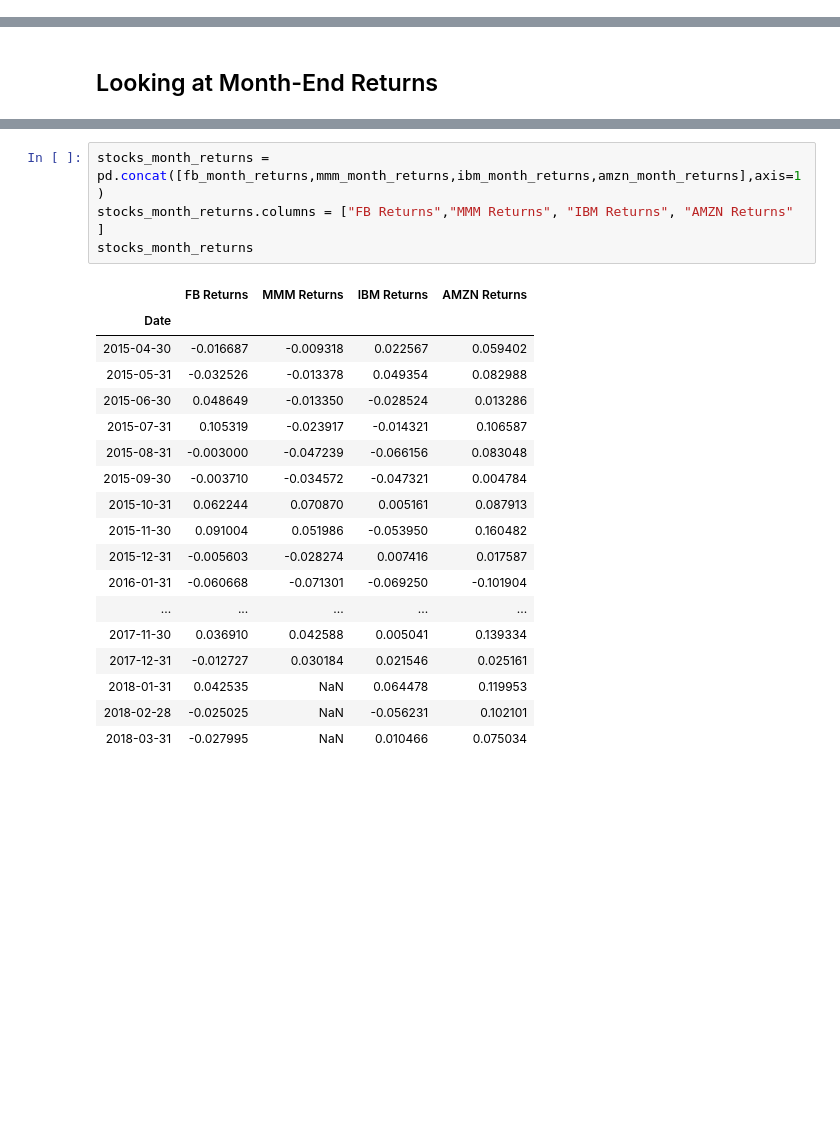
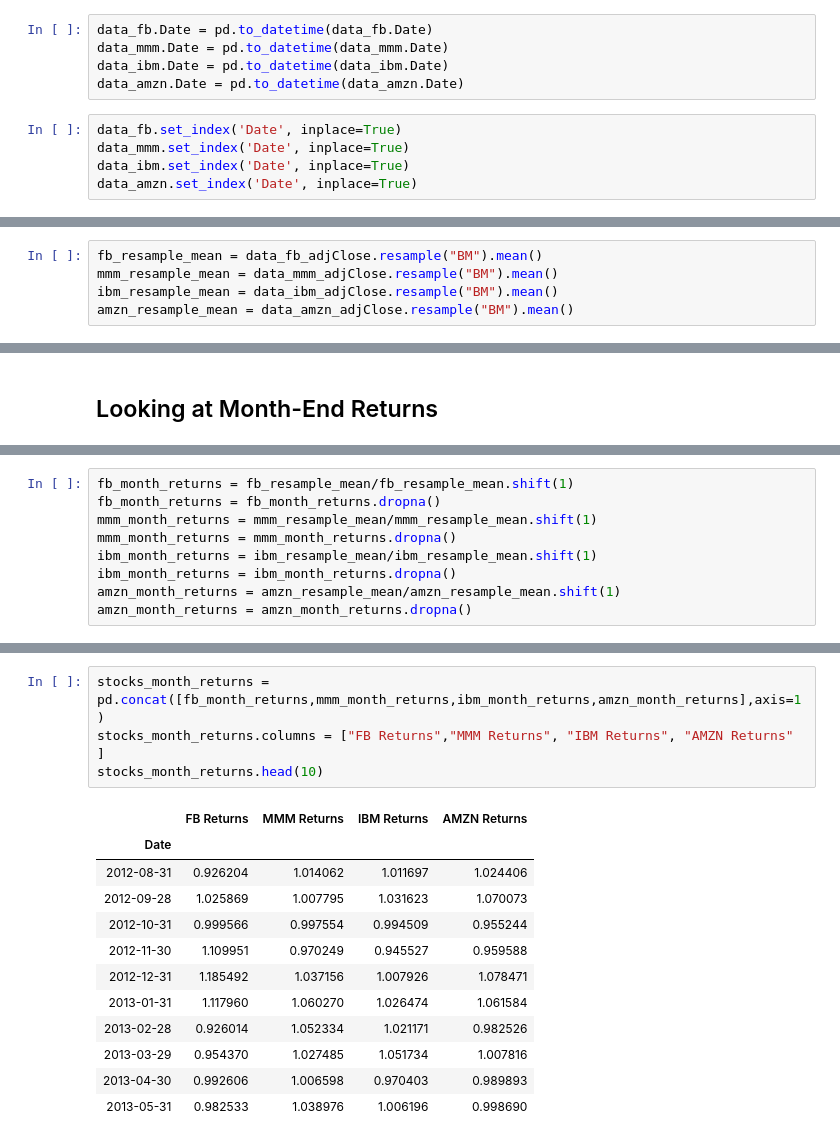
Before and after one commit to iragbag/uoft_datascience, a Jupyter notebook: Assignments/Assignment 3/Assignment_3_Solutions.ipynb, the cells around one changed output, grey strips where cells are left out. Drawn from its saved outputs; the diff is of its cells as text; blank space fills up the shorter version.

```diff
--- a/Assignments/Assignment 3/Assignment_3_Solutions.ipynb
+++ b/Assignments/Assignment 3/Assignment_3_Solutions.ipynb
@@ -90,3 +79,13 @@ data_amzn = web.DataReader('WIKI/AMZN', 'quandl', start, end)
+# %%
+data_fb.Date = pd.to_datetime(data_fb.Date)
+data_mmm.Date = pd.to_datetime(data_mmm.Date)
+data_ibm.Date = pd.to_datetime(data_ibm.Date)
+data_amzn.Date = pd.to_datetime(data_amzn.Date)
+# %%
+data_fb.set_index('Date', inplace=True)
+data_mmm.set_index('Date', inplace=True)
+data_ibm.set_index('Date', inplace=True)
+data_amzn.set_index('Date', inplace=True)
 # %% [markdown]
 ## Assumptions
 
@@ -223,0 +122,5 @@ autocorrelation_plot(amzn_resample_mean)
+# %%
+fb_resample_mean = data_fb_adjClose.resample("BM").mean()
+mmm_resample_mean = data_mmm_adjClose.resample("BM").mean()
+ibm_resample_mean = data_ibm_adjClose.resample("BM").mean()
+amzn_resample_mean = data_amzn_adjClose.resample("BM").mean()
@@ -353,0 +150,9 @@ Freq: M, Name: AdjClose, dtype: float64
+# %%
+fb_month_returns = fb_resample_mean/fb_resample_mean.shift(1)
+fb_month_returns = fb_month_returns.dropna()
+mmm_month_returns = mmm_resample_mean/mmm_resample_mean.shift(1)
+mmm_month_returns = mmm_month_returns.dropna()
+ibm_month_returns = ibm_resample_mean/ibm_resample_mean.shift(1)
+ibm_month_returns = ibm_month_returns.dropna()
+amzn_month_returns = amzn_resample_mean/amzn_resample_mean.shift(1)
+amzn_month_returns = amzn_month_returns.dropna()
@@ -354,24 +173,18 @@ Freq: M, Name: AdjClose, dtype: float64
 # %%
 stocks_month_returns = pd.concat([fb_month_returns,mmm_month_returns,ibm_month_returns,amzn_month_returns],axis=1)
 stocks_month_returns.columns = ["FB Returns","MMM Returns", "IBM Returns", "AMZN Returns" ]
-stocks_month_returns
+stocks_month_returns.head(10)
 # %% [output]
 |  | FB Returns | MMM Returns | IBM Returns | AMZN Returns |
 | Date |  |  |  |  |
-| 2015-04-30 | -0.016687 | -0.009318 | 0.022567 | 0.059402 |
-| 2015-05-31 | -0.032526 | -0.013378 | 0.049354 | 0.082988 |
-| 2015-06-30 | 0.048649 | -0.013350 | -0.028524 | 0.013286 |
-| 2015-07-31 | 0.105319 | -0.023917 | -0.014321 | 0.106587 |
-| 2015-08-31 | -0.003000 | -0.047239 | -0.066156 | 0.083048 |
-| 2015-09-30 | -0.003710 | -0.034572 | -0.047321 | 0.004784 |
-| 2015-10-31 | 0.062244 | 0.070870 | 0.005161 | 0.087913 |
-| 2015-11-30 | 0.091004 | 0.051986 | -0.053950 | 0.160482 |
-| 2015-12-31 | -0.005603 | -0.028274 | 0.007416 | 0.017587 |
-| 2016-01-31 | -0.060668 | -0.071301 | -0.069250 | -0.101904 |
-| ... | ... | ... | ... | ... |
-| 2017-11-30 | 0.036910 | 0.042588 | 0.005041 | 0.139334 |
-| 2017-12-31 | -0.012727 | 0.030184 | 0.021546 | 0.025161 |
-| 2018-01-31 | 0.042535 | NaN | 0.064478 | 0.119953 |
-| 2018-02-28 | -0.025025 | NaN | -0.056231 | 0.102101 |
-| 2018-03-31 | -0.027995 | NaN | 0.010466 | 0.075034 |
+| 2012-08-31 | 0.926204 | 1.014062 | 1.011697 | 1.024406 |
+| 2012-09-28 | 1.025869 | 1.007795 | 1.031623 | 1.070073 |
+| 2012-10-31 | 0.999566 | 0.997554 | 0.994509 | 0.955244 |
+| 2012-11-30 | 1.109951 | 0.970249 | 0.945527 | 0.959588 |
+| 2012-12-31 | 1.185492 | 1.037156 | 1.007926 | 1.078471 |
+| 2013-01-31 | 1.117960 | 1.060270 | 1.026474 | 1.061584 |
+| 2013-02-28 | 0.926014 | 1.052334 | 1.021171 | 0.982526 |
+| 2013-03-29 | 0.954370 | 1.027485 | 1.051734 | 1.007816 |
+| 2013-04-30 | 0.992606 | 1.006598 | 0.970403 | 0.989893 |
+| 2013-05-31 | 0.982533 | 1.038976 | 1.006196 | 0.998690 |
 # %%
```
Also changed, not shown: parts of 38 cells of this notebook.
